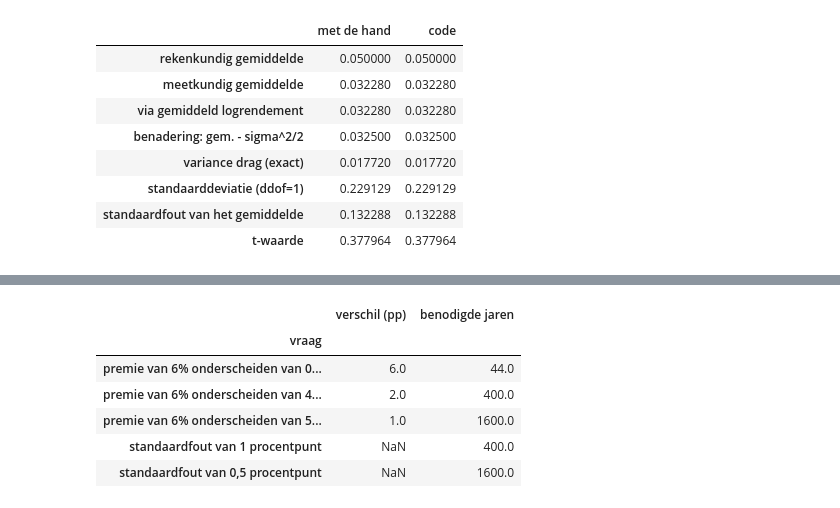
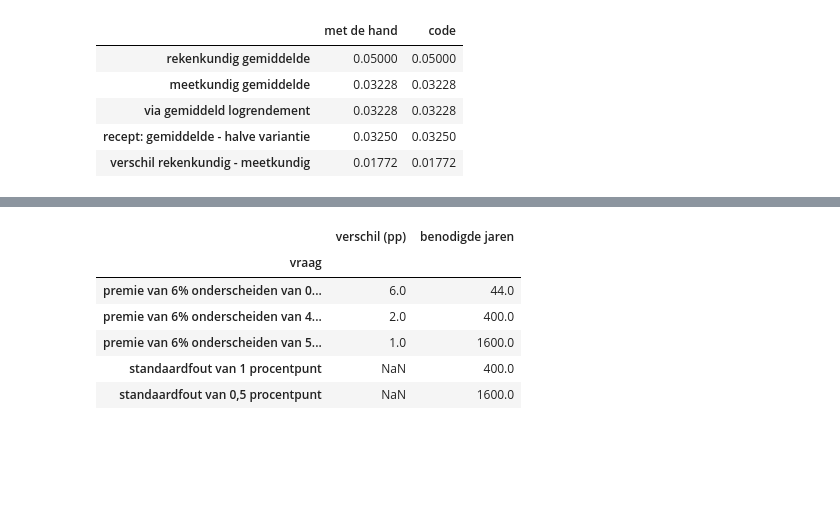
Before and after one commit to MaartenN14/history-asset-pricing, a Jupyter notebook: lectures/00_01_rendementen.ipynb, the cells around one changed output, grey strips where cells are left out. Saved outputs shown, nothing was run; the diff lists cells and outputs as text; code cells hidden in the pictures; blank space fills up the shorter version.

```diff
--- a/lectures/00_01_rendementen.ipynb
+++ b/lectures/00_01_rendementen.ipynb
@@ -206,31 +155,25 @@ De codecel rekent alle getallen na en zet ze naast de handberekening.
 # %%
 r = np.array([0.25, -0.20, 0.10])
 gross = 1 + r
 
 arith = r.mean()
 geom = gross.prod() ** (1 / len(r)) - 1
 log_returns = np.log(gross)
 geom_via_log = np.exp(log_returns.mean()) - 1
-drag_approx = arith - r.var(ddof=0) / 2
-se = r.std(ddof=1) / np.sqrt(len(r))
+recipe = arith - r.var(ddof=0) / 2
 
 rows = ["rekenkundig gemiddelde", "meetkundig gemiddelde",
-        "via gemiddeld logrendement", "benadering: gem. - sigma^2/2",
-        "variance drag (exact)", "standaarddeviatie (ddof=1)",
-        "standaardfout van het gemiddelde", "t-waarde"]
-by_hand = [0.05, 0.032280, 0.032280, 0.0325, 0.017720, 0.229129, 0.132288, 0.377964]
-by_code = [arith, geom, geom_via_log, drag_approx, arith - geom,
-           r.std(ddof=1), se, arith / se]
+        "via gemiddeld logrendement", "recept: gemiddelde - halve variantie",
+        "verschil rekenkundig - meetkundig"]
+by_hand = [0.05, 0.032280, 0.032280, 0.0325, 0.017720]
+by_code = [arith, geom, geom_via_log, recipe, arith - geom]
 
 pd.DataFrame({"met de hand": by_hand, "code": by_code}, index=rows).round(6)
 # %% [output]
 |  | met de hand | code |
-| rekenkundig gemiddelde | 0.050000 | 0.050000 |
-| meetkundig gemiddelde | 0.032280 | 0.032280 |
-| via gemiddeld logrendement | 0.032280 | 0.032280 |
-| benadering: gem. - sigma^2/2 | 0.032500 | 0.032500 |
-| variance drag (exact) | 0.017720 | 0.017720 |
-| standaarddeviatie (ddof=1) | 0.229129 | 0.229129 |
-| standaardfout van het gemiddelde | 0.132288 | 0.132288 |
-| t-waarde | 0.377964 | 0.377964 |
+| rekenkundig gemiddelde | 0.05000 | 0.05000 |
+| meetkundig gemiddelde | 0.03228 | 0.03228 |
+| via gemiddeld logrendement | 0.03228 | 0.03228 |
+| recept: gemiddelde - halve variantie | 0.03250 | 0.03250 |
+| verschil rekenkundig - meetkundig | 0.01772 | 0.01772 |
 # %% [markdown]
```
Also changed, not shown: parts of 39 cells of this notebook, 6 other files.
